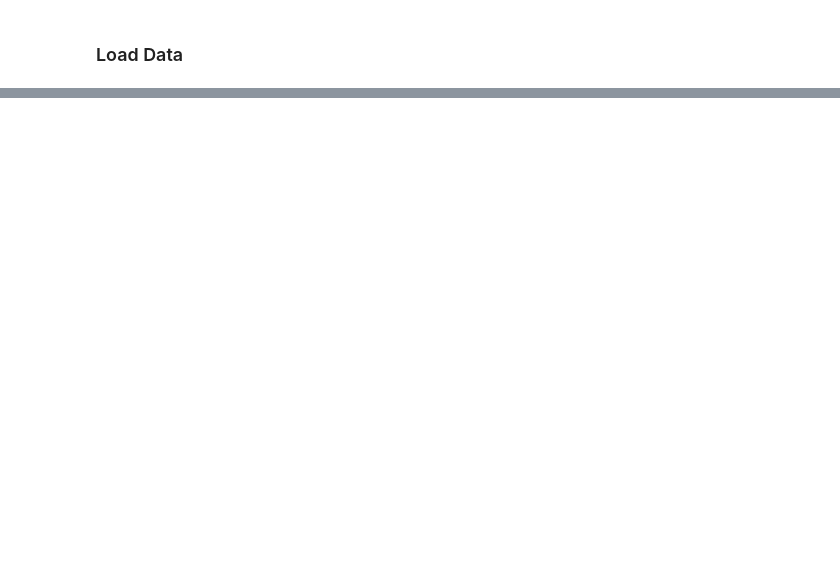
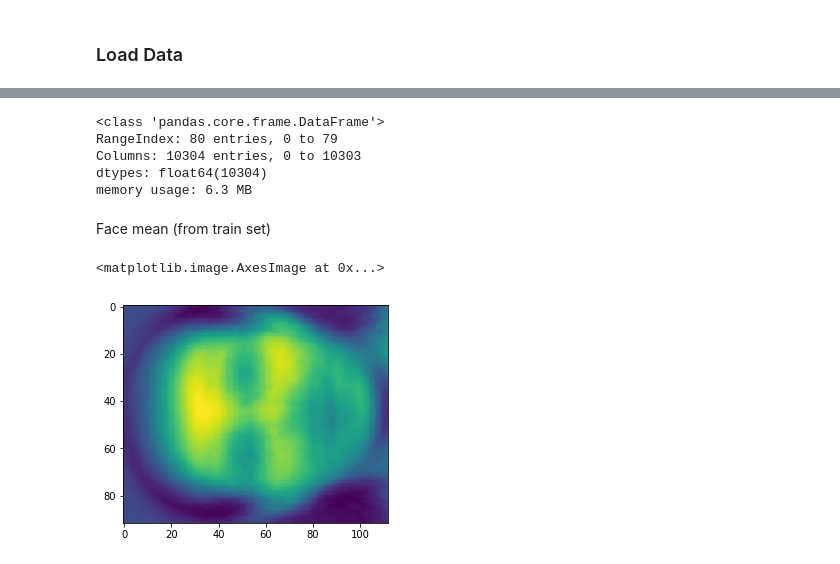
Before and after one commit to Maxabi/Faces-Classificator, a Jupyter notebook: src/exam.ipynb, the cells around one changed output, grey strips where cells are left out. Cells and saved outputs as stored; diff of their text form; code cells hidden in the pictures; blank space fills up the shorter version.

```diff
--- a/src/exam.ipynb
+++ b/src/exam.ipynb
@@ -29,2 +25,13 @@ PATH_TRAIN_Y = "Faces_Train_Labels.csv"
+# %%
+PATH_DATA = "../data/"
+PATH_TRAIN_X = PATH_DATA + "Faces_Train_Inputs.csv"
+PATH_TRAIN_Y = PATH_DATA + "Faces_Train_Labels.csv"
+PATH_TEST_X = PATH_DATA + "Faces_Test_Inputs.csv"
+PATH_TEST_Y = PATH_DATA + "Faces_Test_Labels.csv"
 # %% [markdown]
 ### Load Data
+# %%
+df_train_x = pd.read_csv(PATH_TRAIN_X, sep=",", header=None)
+df_train_y = pd.read_csv(PATH_TRAIN_Y, sep=",", header=None)
+df_test_x = pd.read_csv(PATH_TEST_X, sep=",", header=None)
+df_test_y = pd.read_csv(PATH_TEST_Y, sep=",", header=None)
@@ -30,0 +88,19 @@ PATH_TRAIN_Y = "Faces_Train_Labels.csv"
+# %%
+df_test_x.info()
+# %% [output]
+<class 'pandas.core.frame.DataFrame'>
+RangeIndex: 80 entries, 0 to 79
+Columns: 10304 entries, 0 to 10303
+dtypes: float64(10304)
+memory usage: 6.3 MB
+# %% [markdown]
+Face mean (from train set)
+# %%
+face_mean = np.mean(df_train_x)
+
+#matr_face_mean = face_mean.as_matrix()
+matr_face_mean = np.reshape(face_mean.as_matrix(), (92,112))
+plt.imshow(matr_face_mean)
+# %% [output]
+<matplotlib.image.AxesImage at 0x...>
+[figure, added]
```
Also changed, not shown: parts of 32 cells of this notebook, 1 other file.
